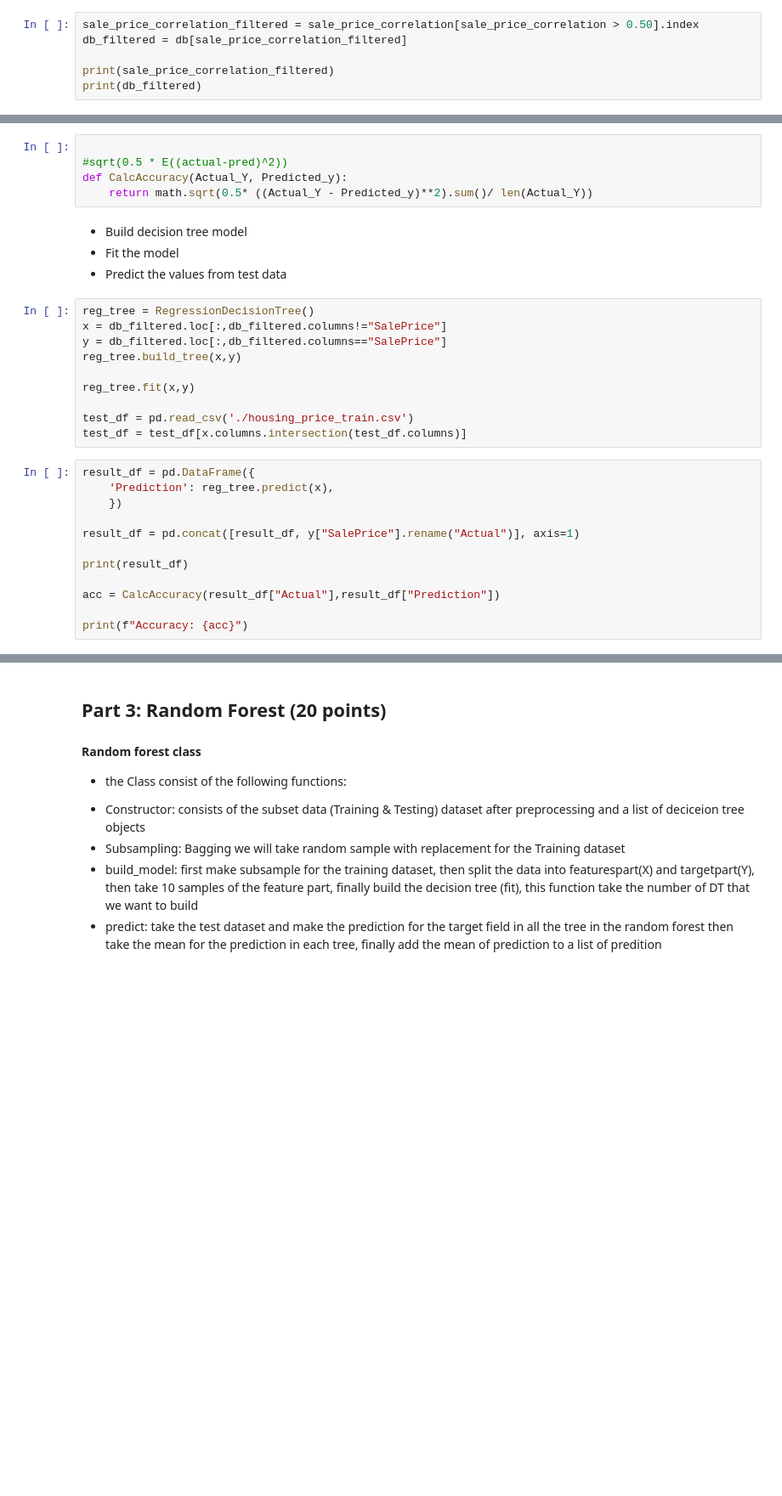
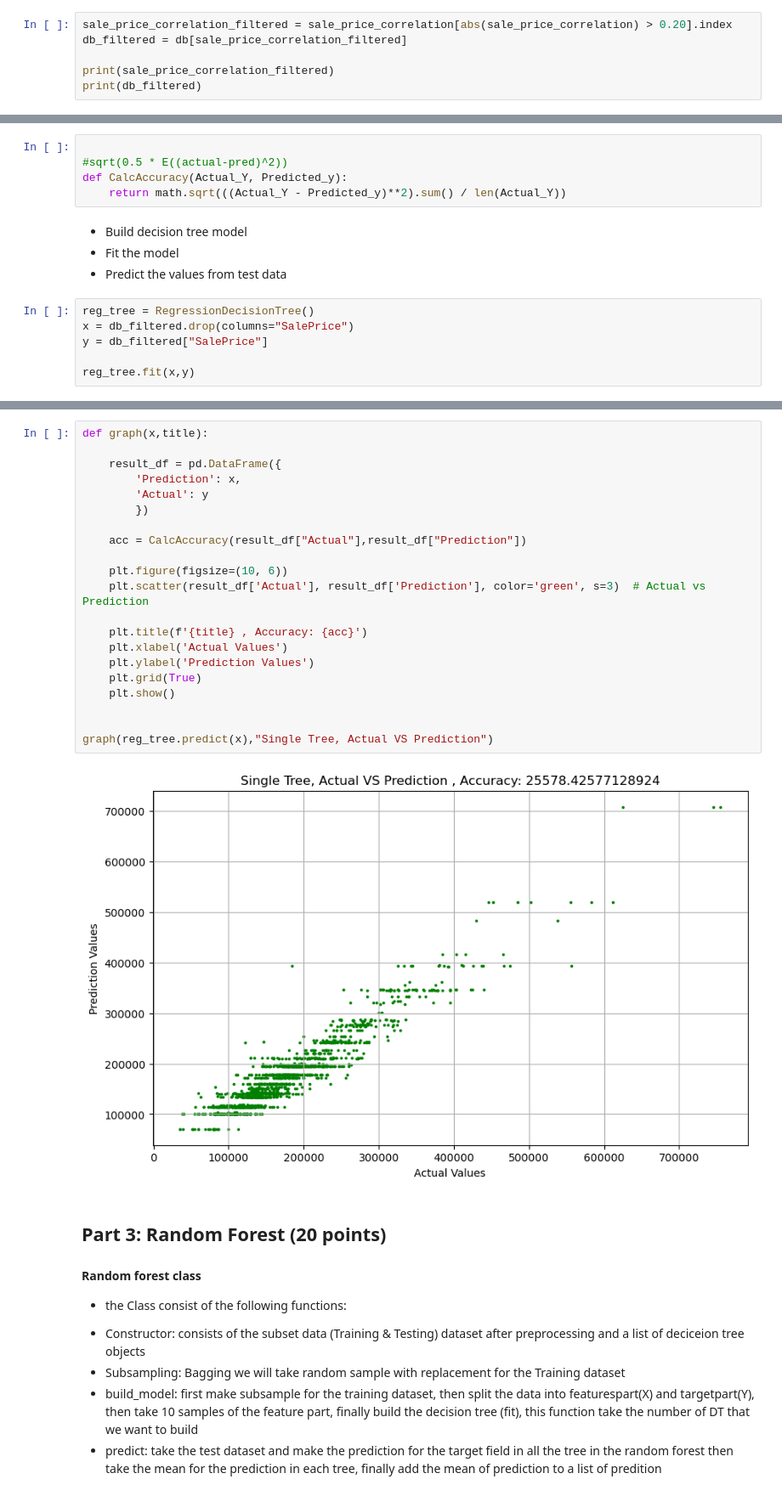
Before and after one commit to ardijanr/dat550, a Jupyter notebook: assignment1/Assignment#1_Template.ipynb, the cells around one changed output, grey strips where cells are left out. Shown at 85% size. Cells and saved outputs as stored; diff of their text form; blank space fills up the shorter version.

```diff
--- a/assignment1/Assignment#1_Template.ipynb
+++ b/assignment1/Assignment#1_Template.ipynb
@@ -198,7 +199,7 @@ EnclosedPorch   -0.128578
 KitchenAbvGr    -0.135907
 dtype: float64
 # %%
-sale_price_correlation_filtered = sale_price_correlation[sale_price_correlation > 0.50].index
+sale_price_correlation_filtered = sale_price_correlation[abs(sale_price_correlation) > 0.20].index
 db_filtered = db[sale_price_correlation_filtered]
 
 print(sale_price_correlation_filtered)
@@ -401,30 +424,14 @@ class RegressionDecisionTree():
 
 #sqrt(0.5 * E((actual-pred)^2))
 def CalcAccuracy(Actual_Y, Predicted_y):
-    return math.sqrt(0.5* ((Actual_Y - Predicted_y)**2).sum()/ len(Actual_Y))
+    return math.sqrt(((Actual_Y - Predicted_y)**2).sum() / len(Actual_Y))
 # %% [markdown]
 - Build decision tree model
 - Fit the model
 - Predict the values from test data
 # %%
 reg_tree = RegressionDecisionTree()
-x = db_filtered.loc[:,db_filtered.columns!="SalePrice"]
-y = db_filtered.loc[:,db_filtered.columns=="SalePrice"]
-reg_tree.build_tree(x,y)
+x = db_filtered.drop(columns="SalePrice")
+y = db_filtered["SalePrice"]
 
 reg_tree.fit(x,y)
-
-test_df = pd.read_csv('./housing_price_train.csv')
-test_df = test_df[x.columns.intersection(test_df.columns)]
-# %%
-result_df = pd.DataFrame({
-    'Prediction': reg_tree.predict(x),
-    })
-
-result_df = pd.concat([result_df, y["SalePrice"].rename("Actual")], axis=1)
-
-print(result_df)
-
-acc = CalcAccuracy(result_df["Actual"],result_df["Prediction"])
-
-print(f"Accuracy: {acc}")
@@ -447,3 +438,26 @@ print(f"Accuracy: {acc}")
+# %%
+def graph(x,title):
+
+    result_df = pd.DataFrame({
+        'Prediction': x,
+        'Actual': y
+        })
+
+    acc = CalcAccuracy(result_df["Actual"],result_df["Prediction"])
+
+    plt.figure(figsize=(10, 6))
+    plt.scatter(result_df['Actual'], result_df['Prediction'], color='green', s=3)  # Actual vs Prediction
+
+    plt.title(f'{title} , Accuracy: {acc}')
+    plt.xlabel('Actual Values')
+    plt.ylabel('Prediction Values')
+    plt.grid(True)
+    plt.show()
+
+
+graph(reg_tree.predict(x),"Single Tree, Actual VS Prediction")
+# %% [output]
+[figure, added]
 # %% [markdown]
 ## Part 3: Random Forest (20 points)
 #### Random forest class
```
Also changed, not shown: parts of 9 cells of this notebook, 1 other file.
